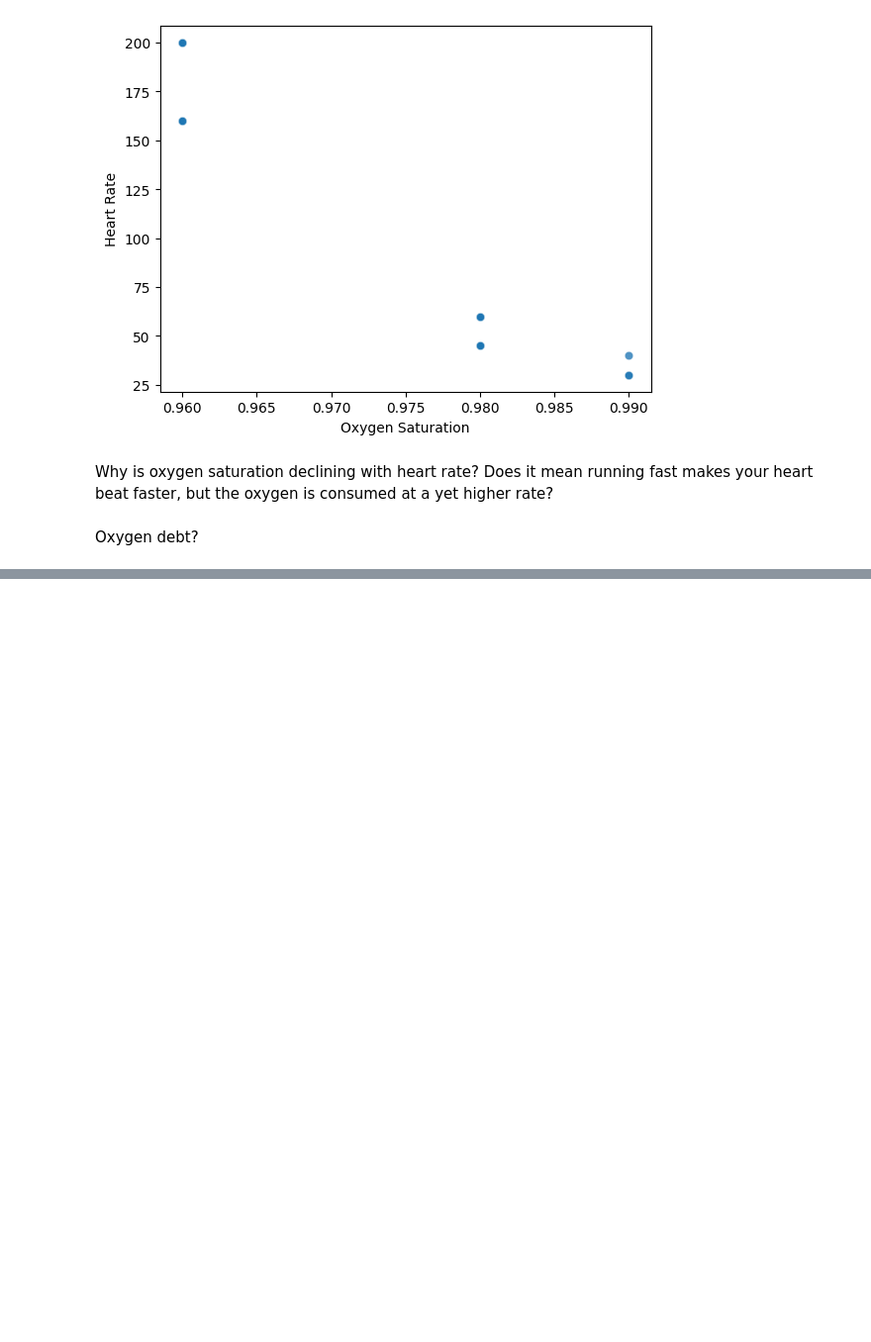
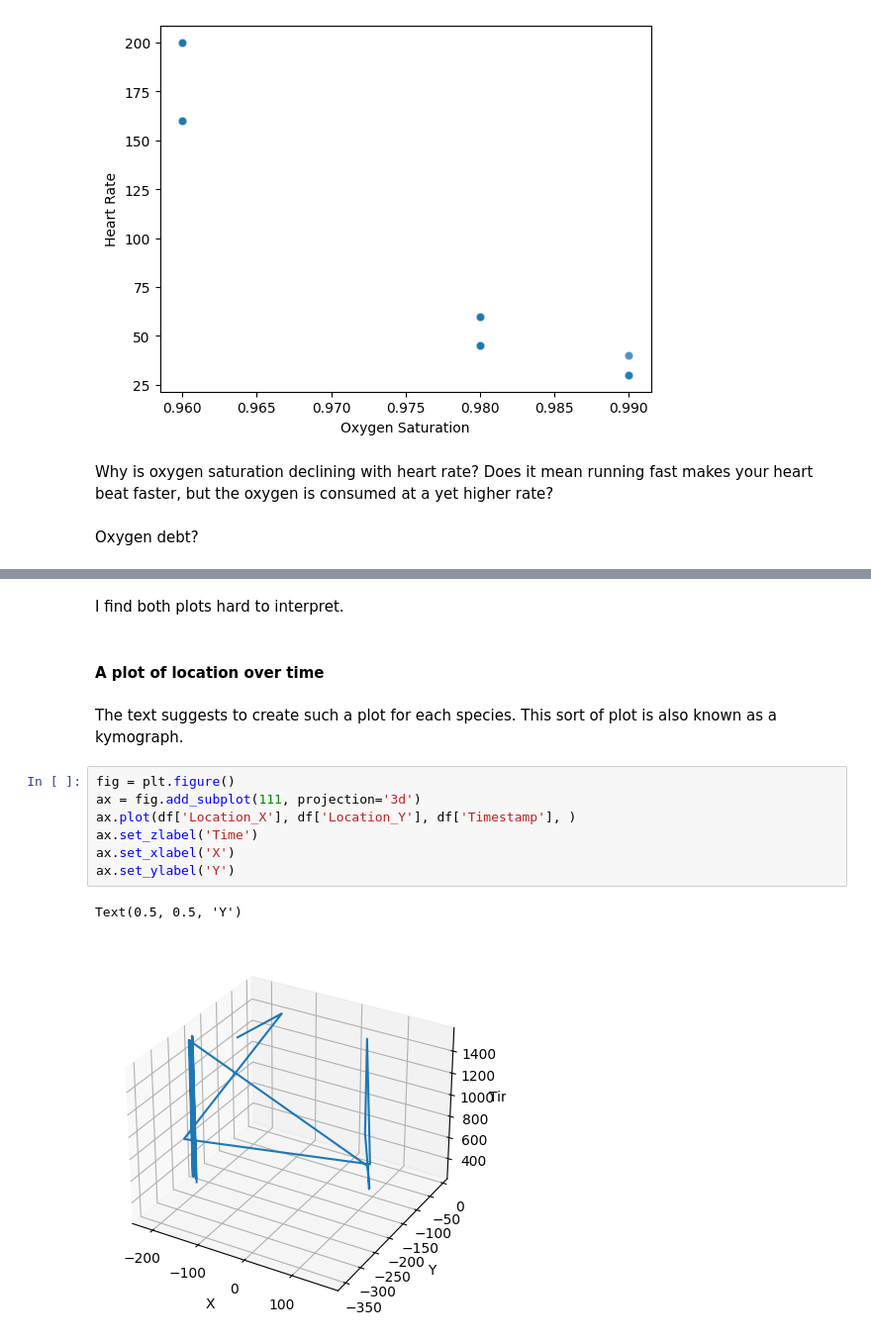
Before and after one commit to RahulSinghalChicago/iot-lab5, a Jupyter notebook: 00_Sim_logs_EDA.ipynb, the cells around one changed output, grey strips where cells are left out. Shown at 99% size. Drawn from its saved outputs; the diff is of its cells as text; blank space fills up the shorter version.

```diff
--- a/00_Sim_logs_EDA.ipynb
+++ b/00_Sim_logs_EDA.ipynb
@@ -209,0 +258,16 @@ Oxygen debt?
+# %% [markdown]
+I find both plots hard to interpret.
+# %% [markdown]
+#### A plot of location over time
+# %% [markdown]
+The text suggests to create such a plot for each species. This sort of plot is also known as a kymograph.
+# %%
+fig = plt.figure()
+ax = fig.add_subplot(111, projection='3d')
+ax.plot(df['Location_X'], df['Location_Y'], df['Timestamp'], )
+ax.set_zlabel('Time')
+ax.set_xlabel('X')
+ax.set_ylabel('Y')
+# %% [output]
+Text(0.5, 0.5, 'Y')
+[figure, added]
```
Also changed, not shown: parts of 11 cells of this notebook.
